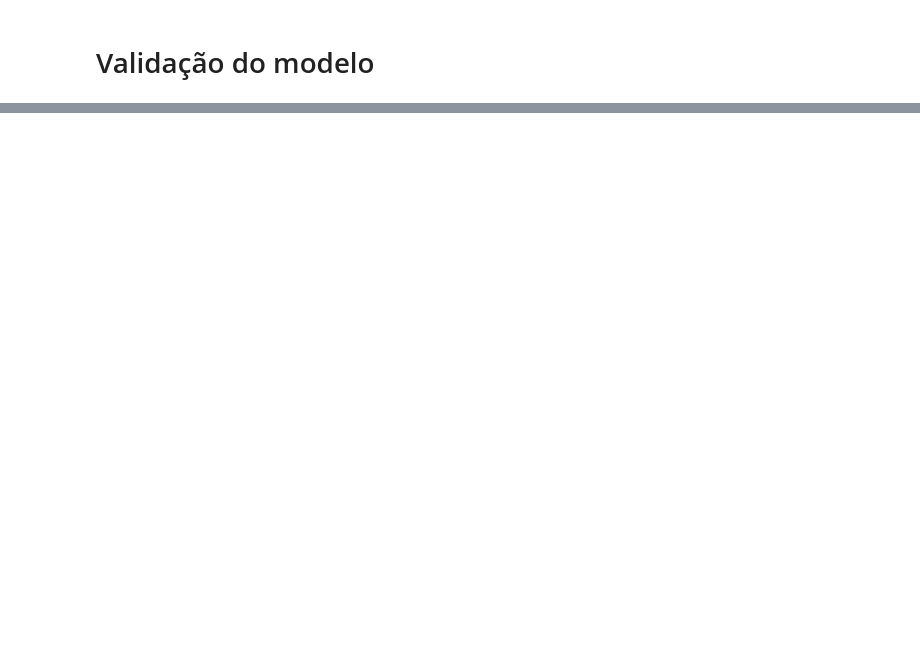
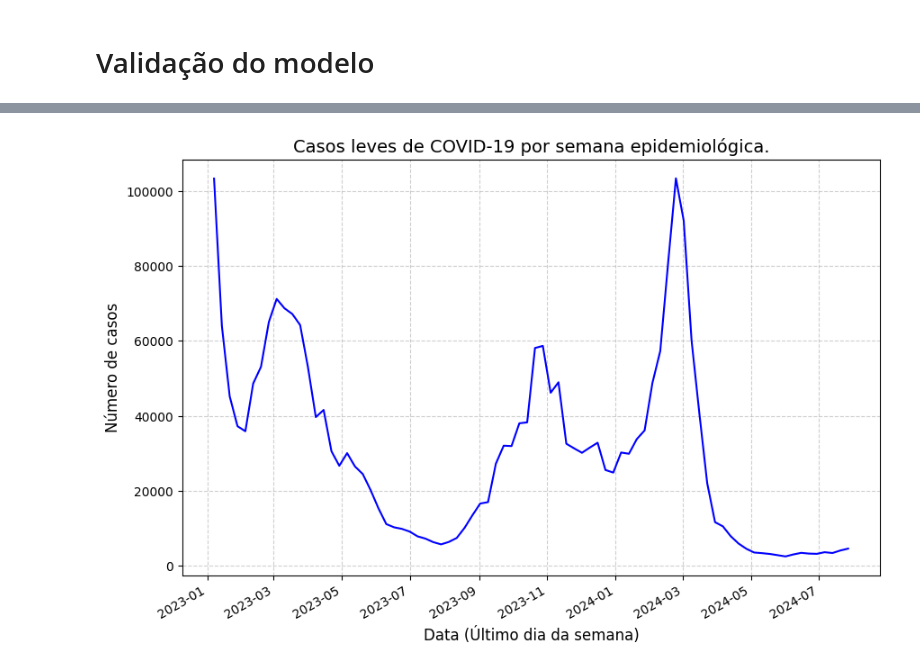
Before and after one commit to pedrodesa/forecasting_covid19, a Jupyter notebook: notebooks/forecast_covid19.ipynb, the cells around one changed output, grey strips where cells are left out. Saved outputs shown, nothing was run; the diff lists cells and outputs as text; code cells hidden in the pictures; blank space fills up the shorter version.

```diff
--- a/notebooks/forecast_covid19.ipynb
+++ b/notebooks/forecast_covid19.ipynb
@@ -291,2 +318,6 @@ plt.show()
 # %% [markdown]
 # Validação do modelo
+# %%
+# Dividindo séries em treino e teste
+train_size = int(len(serie_semana_analise) * 0.8)
+treino, teste = serie_semana_analise[0:train_size], serie_semana_analise[train_size:len(serie_semana_analise)]
@@ -292,0 +361,14 @@ plt.show()
+# %%
+# Visualização dos dados de treino
+plt.figure(figsize=(10, 6))
+plt.plot(treino['dt_event'], treino['count'], color='b')
+
+plt.title('Casos leves de COVID-19 por semana epidemiológica.', fontsize=14)
+plt.xticks(rotation=30, ha='right')
+plt.grid(visible=True, linestyle='--', alpha=0.6)
+plt.xlabel('Data (Último dia da semana)', fontsize=12)
+plt.ylabel('Número de casos', fontsize=12)
+
+plt.show()
+# %% [output]
+[figure, added]
```
Also changed, not shown: parts of 23 cells of this notebook.
